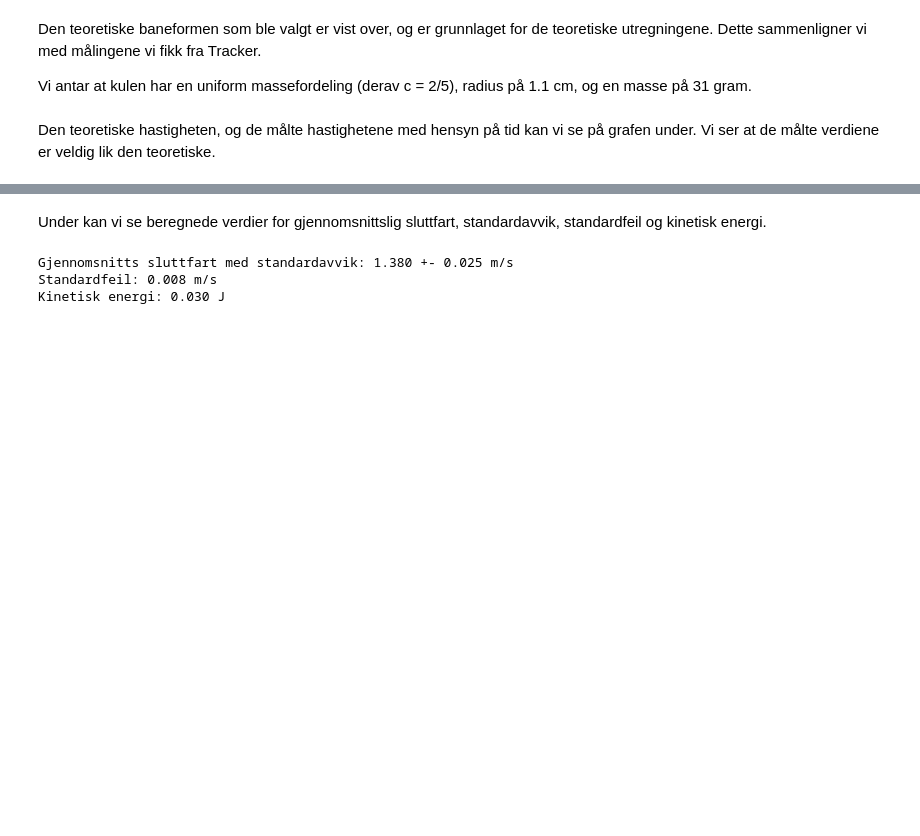
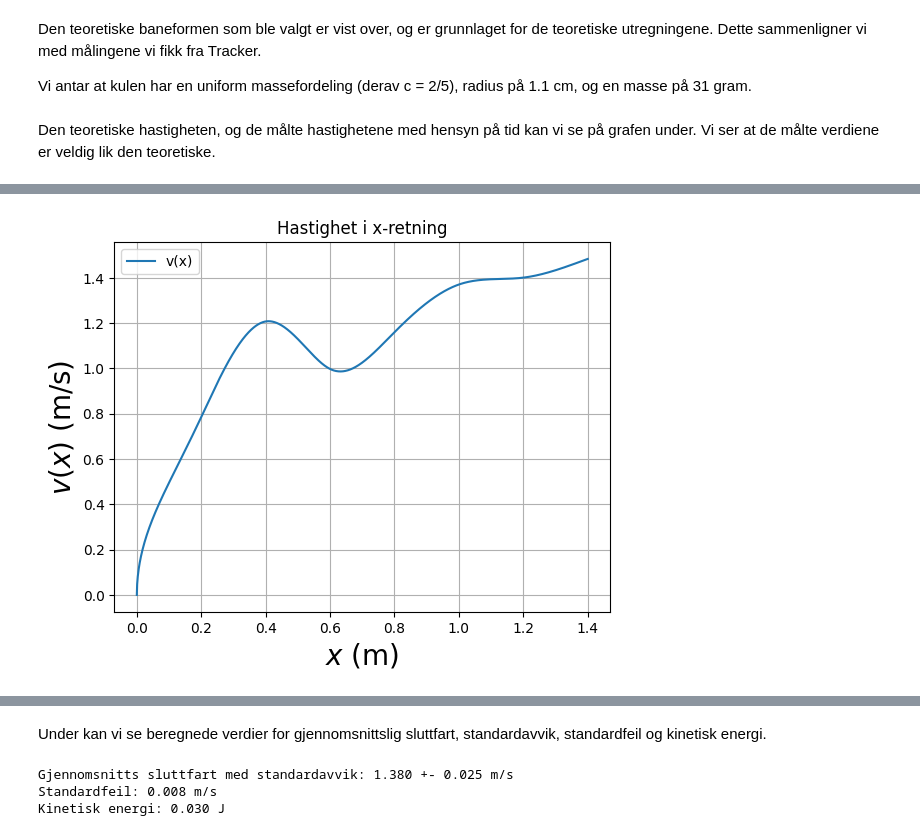
Before and after one commit to FriedSheep/TFY4115, a Jupyter notebook: Rapport/Rapport.ipynb, the cells around one changed output, grey strips where cells are left out. Cells and saved outputs as stored; diff of their text form; code cells hidden in the pictures; blank space fills up the shorter version.

```diff
--- a/Rapport/Rapport.ipynb
+++ b/Rapport/Rapport.ipynb
@@ -184,0 +209,11 @@ Teoretisk sluttfart: 1.4833215622860934
+# %%
+figHastighet = plt.figure('v(x)')
+plt.title('Hastighet i x-retning')
+plt.plot(x, v(), label='v(x)')
+plt.xlabel('$x$ (m)',fontsize=20)
+plt.ylabel('$v(x)$ (m/s)',fontsize=20)
+plt.grid()
+plt.legend()
+plt.show()
+# %% [output]
+[figure, added]
```
Also changed, not shown: parts of 8 cells of this notebook.
